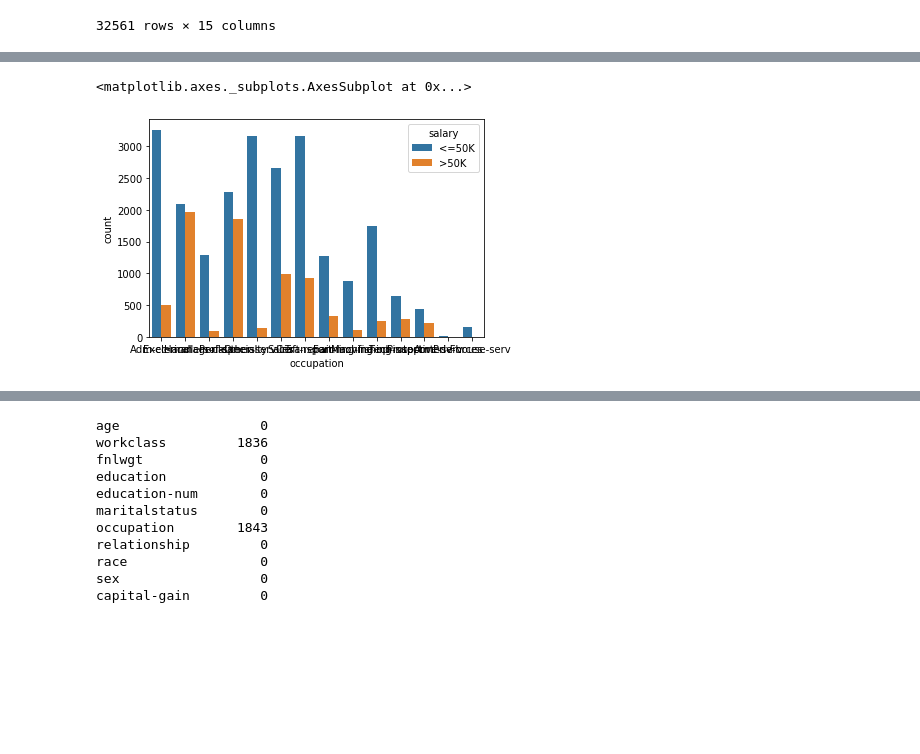
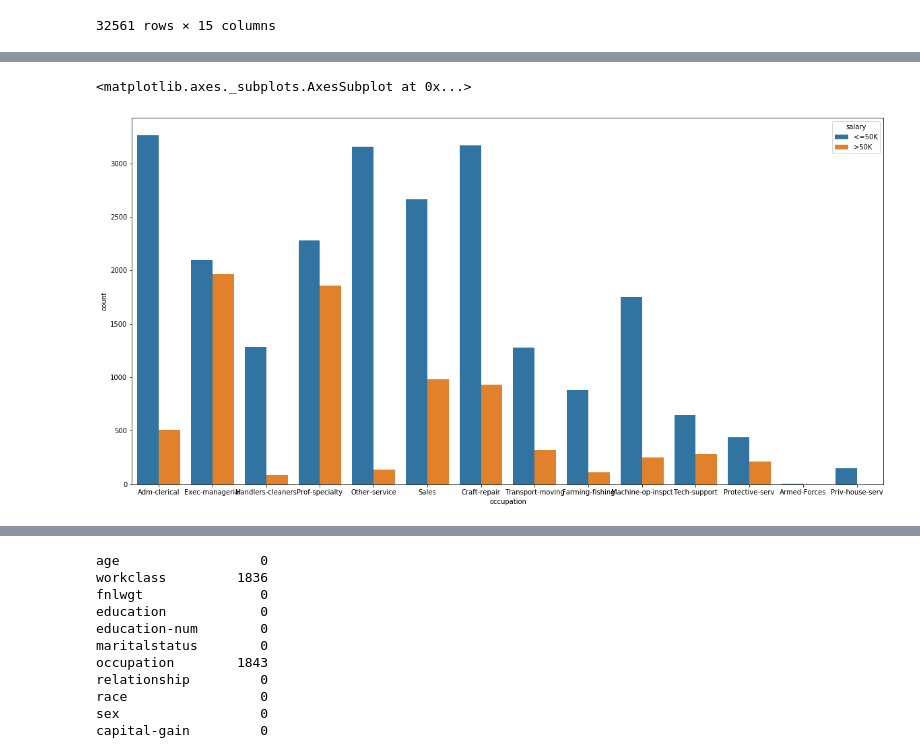
Before and after one commit to breaker2l/Groupthree, a Jupyter notebook: adultEDA.ipynb, the cells around one changed output, grey strips where cells are left out. Saved outputs shown, nothing was run; the diff lists cells and outputs as text; code cells hidden in the pictures; blank space fills up the shorter version.

```diff
--- a/adultEDA.ipynb
+++ b/adultEDA.ipynb
@@ -287,6 +109,7 @@ plt.show()
 # %%
+plt.figure(figsize=(20,10))
 sns.countplot(x="occupation", data=df,hue="salary")
 # %% [output]
 <matplotlib.axes._subplots.AxesSubplot at 0x...>
-[figure, old version]
+[figure, new version]
 # %%
```
Also changed, not shown: parts of 38 cells of this notebook.
